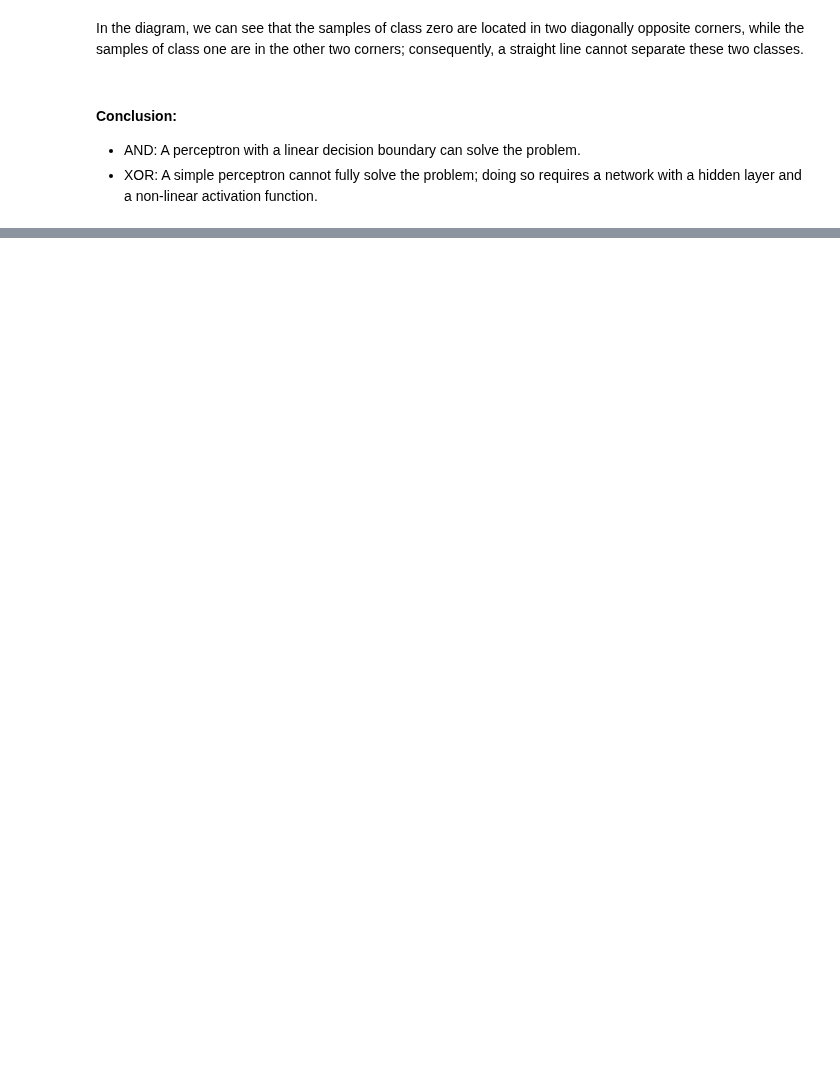
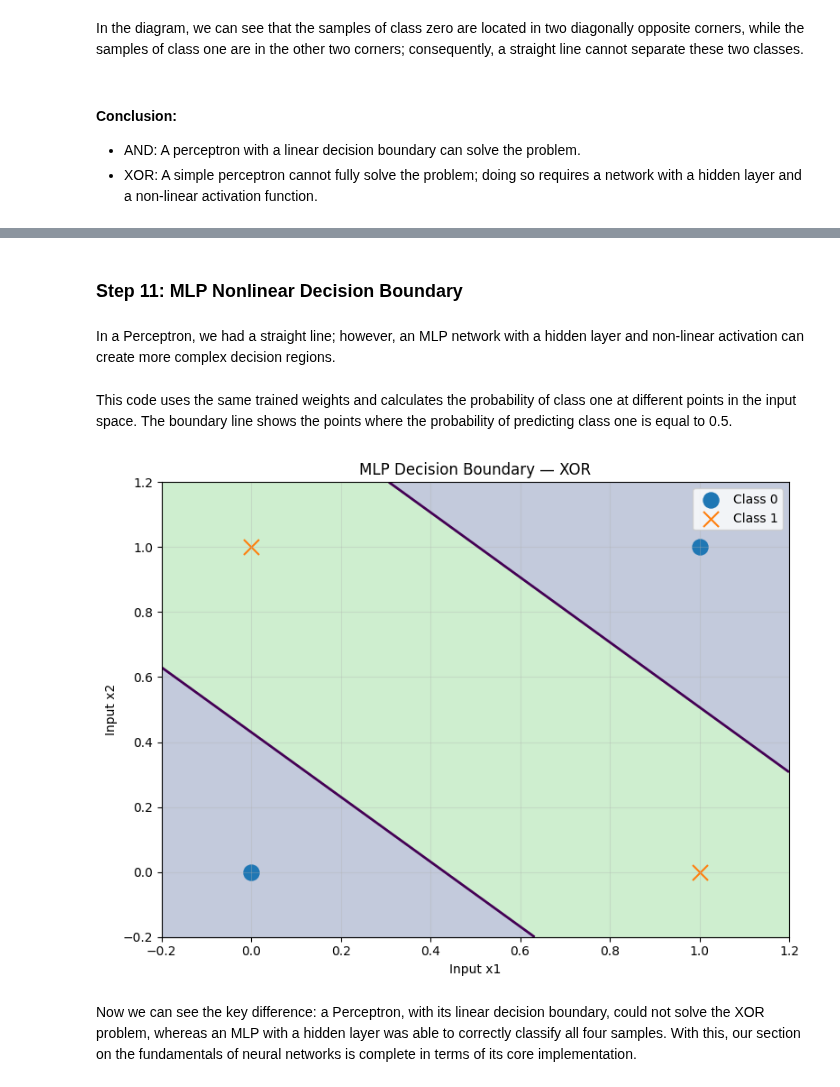
Before and after one commit to niusha-yaghini/Artificial_Intelligence_Course, a Jupyter notebook: 09-neural-networks-from-scratch/01_neural_network_fundamentals.ipynb, the cells around one changed output, grey strips where cells are left out. Drawn from its saved outputs; the diff is of its cells as text; code cells hidden in the pictures; blank space fills up the shorter version.

Commit message:
NN fundamentals done

```diff
--- a/09-neural-networks-from-scratch/01_neural_network_fundamentals.ipynb
+++ b/09-neural-networks-from-scratch/01_neural_network_fundamentals.ipynb
@@ -292,0 +756,70 @@ In the diagram, we can see that the samples of class zero are located in two dia
+# %% [markdown]
+<h3> Step 11: MLP Nonlinear Decision Boundary
+# %% [markdown]
+In a Perceptron, we had a straight line; however, an MLP network with a hidden layer and non-linear activation can create more complex decision regions.
+# %% [markdown]
+This code uses the same trained weights and calculates the probability of class one at different points in the input space. The boundary line shows the points where the probability of predicting class one is equal to 0.5.
+# %%
+# Create a dense grid over the input space
+x1_values = np.linspace(-0.2, 1.2, 300)
+x2_values = np.linspace(-0.2, 1.2, 300)
+
+xx, yy = np.meshgrid(x1_values, x2_values)
+
+grid = np.column_stack([
+    xx.ravel(),
+    yy.ravel()
+])
+
+# Forward propagation using trained parameters
+hidden = sigmoid(grid @ W1 + b1)
+probabilities = sigmoid(hidden @ W2 + b2)
+
+probabilities = probabilities.reshape(xx.shape)
+
+# Plot decision regions and boundary
+plt.figure(figsize=(8, 6))
+
+plt.contourf(
+    xx, yy, probabilities,
+    levels=[0, 0.5, 1],
+    alpha=0.3
+)
+
+plt.contour(
+    xx, yy, probabilities,
+    levels=[0.5],
+    linewidths=2
+)
+
+# Plot original XOR samples
+plt.scatter(
+    X_xor[y_xor == 0, 0],
+    X_xor[y_xor == 0, 1],
+    s=150,
+    marker="o",
+    label="Class 0"
+)
+
+plt.scatter(
+    X_xor[y_xor == 1, 0],
+    X_xor[y_xor == 1, 1],
+    s=150,
+    marker="x",
+    label="Class 1"
+)
+
+plt.xlabel("Input x1")
+plt.ylabel("Input x2")
+plt.title("MLP Decision Boundary — XOR")
+
+plt.xlim(-0.2, 1.2)
+plt.ylim(-0.2, 1.2)
+plt.grid(True, alpha=0.3)
+plt.legend()
+plt.tight_layout()
+plt.show()
+# %% [output]
+[figure, added]
+# %% [markdown]
+Now we can see the key difference: a Perceptron, with its linear decision boundary, could not solve the XOR problem, whereas an MLP with a hidden layer was able to correctly classify all four samples. With this, our section on the fundamentals of neural networks is complete in terms of its core implementation.
```
Also changed, not shown: parts of 34 cells of this notebook.
